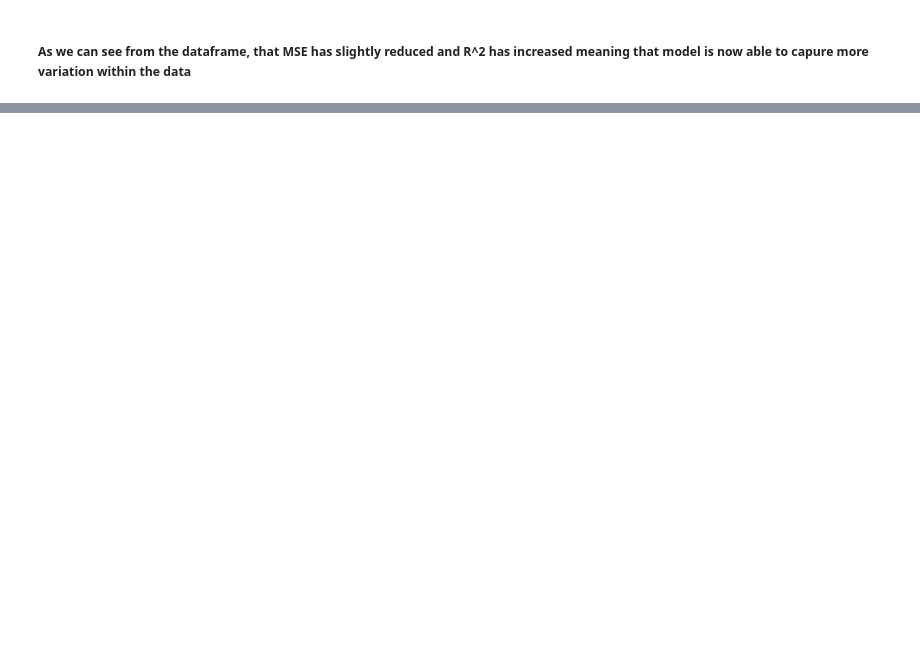
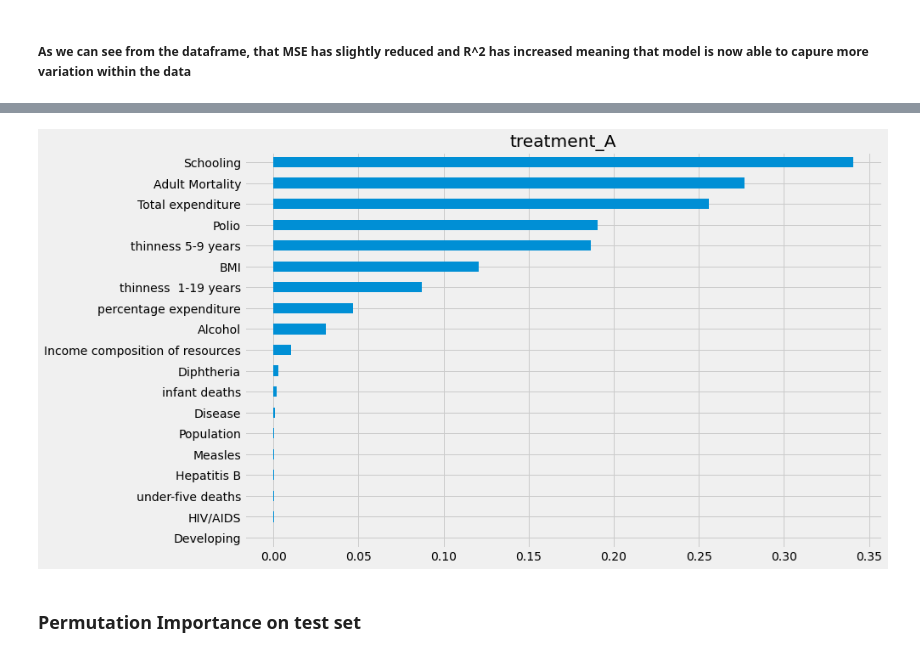
Before and after one commit to kushagradvlp/Life-Expectancy-Prediction, a Jupyter notebook: Life Expectancy Prediction.ipynb, the cells around one changed output, grey strips where cells are left out. Saved outputs shown, nothing was run; the diff lists cells and outputs as text; code cells hidden in the pictures; blank space fills up the shorter version.

```diff
--- a/Life Expectancy Prediction.ipynb
+++ b/Life Expectancy Prediction.ipynb
@@ -516,0 +690,10 @@ df_acc
+# %%
+slearner.plot_importance(X=X,
+                         tau=slearner_tau,
+                         method='permutation',
+                         features=feature_names,
+                         random_state=42)
+# %% [output]
+[figure, added]
+# %% [markdown]
+### Permutation Importance on test set
```
Also changed, not shown: parts of 65 cells of this notebook.
